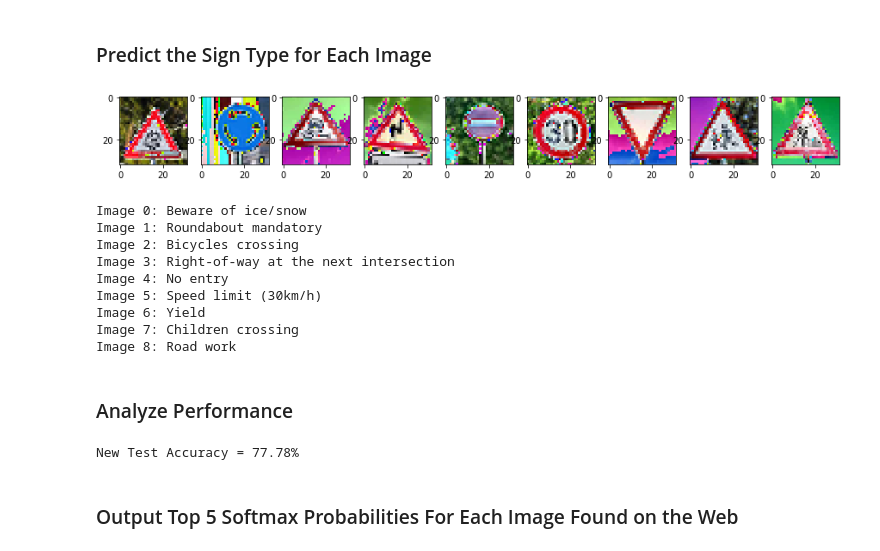
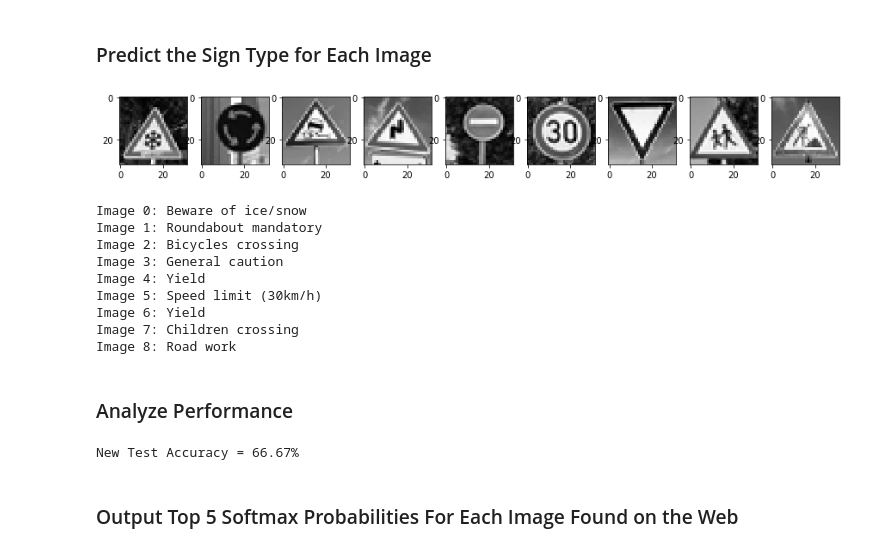
Before and after one commit to satori-stan/CarND-Traffic-Sign-Classifier-Project, a Jupyter notebook: Traffic_Sign_Classifier.ipynb, the cells around one changed output. Saved outputs shown, nothing was run; the diff lists cells and outputs as text; code cells hidden in the pictures.

```diff
--- a/Traffic_Sign_Classifier.ipynb
+++ b/Traffic_Sign_Classifier.ipynb
@@ -298,6 +298,7 @@ def preprocess(X_data):
     for i in range(X_data.shape[0]):
         p2, p98 = np.percentile(X_data[i], (2, 98)) # Calculate percentiles for each image
         X_data[i] = exposure.rescale_intensity(X_data[i], in_range=(p2, p98))
+    X_data = np.expand_dims(np.mean(X_data, axis=-1), axis=-1)
     return (X_data - 128.0) / 128.0
 # %%
 X_train = preprocess(X_train)
@@ -326,14 +327,17 @@ def LeNet(x, keep_prob):
     mu = 0
     sigma = 0.1
 
+    #x = tf.transpose(x, [0, 3, 1, 2])
+
     initializer = tf.contrib.layers.variance_scaling_initializer(factor=2.0, mode='FAN_IN', uniform=False)
 
     # SOLUTION: Layer 1: Convolutional. Input = 32x32x1. Output = 28x28x6.
     #conv1_W = tf.Variable(tf.truncated_normal(shape=(5, 5, 3, 6), mean = mu, stddev = sigma))
-    conv1_W = tf.Variable(initializer((5, 5, 3, 6)))
+    conv1_W = tf.Variable(initializer((5, 5, 1, 6)))
+    #conv1_W = tf.Variable(initializer((3, 5, 5, 6)))
     conv1_b = tf.Variable(tf.zeros(6))
-    conv1   = tf.nn.conv2d(x, conv1_W, strides=[1, 1, 1, 1], padding='VALID') + conv1_b
-    #conv1   = tf.nn.conv2d(x, conv1_W, strides=[1, 1, 1, 1], padding='SAME') + conv1_b
+    #conv1   = tf.nn.conv2d(x, conv1_W, strides=[1, 1, 1, 1], padding='VALID') + conv1_b
+    conv1   = tf.nn.conv2d(x, conv1_W, strides=[1, 1, 1, 1], padding='SAME') + conv1_b
 
     # SOLUTION: Activation.
     conv1 = tf.nn.relu(conv1)
@@ -345,17 +349,19 @@ def LeNet(x, keep_prob):
     #conv1a_W = tf.Variable(tf.truncated_normal(shape=(5, 5, 6, 6), mean = mu, stddev = sigma))
     conv1a_W = tf.Variable(initializer((5, 5, 6, 6)))
     conv1a_b = tf.Variable(tf.zeros(6))
-    conv1a   = tf.nn.conv2d(conv1, conv1a_W, strides=[1, 1, 1, 1], padding='VALID') + conv1a_b
-    #conv1a   = tf.nn.conv2d(conv1, conv1a_W, strides=[1, 1, 1, 1], padding='SAME') + conv1a_b
+    #conv1a   = tf.nn.conv2d(conv1, conv1a_W, strides=[1, 1, 1, 1], padding='VALID') + conv1a_b
+    conv1a   = tf.nn.conv2d(conv1, conv1a_W, strides=[1, 1, 1, 1], padding='SAME') + conv1a_b
     conv1a = tf.nn.relu(conv1a)
 
-    #conv1a = tf.concat(3, (conv1a, conv1))
+    #conv1a_ = tf.concat(3, (conv1a, x))
+    #conv1a_ = tf.identity(x) + conv1a
     #conv1a = tf.stack((conv1a, x), axis=-1)
 
     # SOLUTION: Layer 2: Convolutional. Output = 10x10x16.
     #conv2_W = tf.Variable(tf.truncated_normal(shape=(5, 5, 6, 16), mean = mu, stddev = sigma))
     #conv2_W = tf.Variable(tf.truncated_normal(shape=(5, 5, 9, 16), mean = mu, stddev = sigma))
     conv2_W = tf.Variable(initializer((5, 5, 6, 16)))
+    #conv2_W = tf.Variable(initializer((5, 5, 9, 16)))
     conv2_b = tf.Variable(tf.zeros(16))
     conv2   = tf.nn.conv2d(conv1a, conv2_W, strides=[1, 1, 1, 1], padding='VALID') + conv2_b
 
@@ -371,7 +377,8 @@ def LeNet(x, keep_prob):
     # SOLUTION: Layer 3: Fully Connected. Input = 400. Output = 120.
     #fc1_W = tf.Variable(tf.truncated_normal(shape=(400, 120), mean = mu, stddev = sigma))
     #fc1_W = tf.Variable(tf.truncated_normal(shape=(1600, 120), mean = mu, stddev = sigma))
-    fc1_W = tf.Variable(initializer((1600, 120)))
+    #fc1_W = tf.Variable(initializer((1600, 120)))
+    fc1_W = tf.Variable(initializer((3136, 120)))
     fc1_b = tf.Variable(tf.zeros(120))
     fc1   = tf.matmul(fc0, fc1_W) + fc1_b
 
@@ -454,7 +461,8 @@ sets imply underfitting. A high accuracy on the training set but low accuracy on
 ### Feel free to use as many code cells as needed.
 
 # Placeholders for the data
-x = tf.placeholder(tf.float32, (None, 32, 32, 3))
+x = tf.placeholder(tf.float32, (None, 32, 32, 1))
+#x = tf.placeholder(tf.float32, (None, 3, 32, 32))
 y = tf.placeholder(tf.int32, (None))
 keep_prob = tf.placeholder(tf.float32) # Dropout probability
 # Apply One Hot mapping to y
@@ -625,14 +633,14 @@ X_new = preprocess(X_new)
 # %%
 fig = plt.figure(figsize=(15,15))
 
 for i in range(new_len):
     fig.add_subplot(1, new_len, i + 1)
-    #imgplot = plt.imshow(np.squeeze(X_new[i]), cmap='gray')
-    imgplot = plt.imshow(X_new[i])
+    imgplot = plt.imshow(np.squeeze(X_new[i]), cmap='gray')
+    #imgplot = plt.imshow(X_new[i])
 
 plt.show()
 # %% [output]
-[figure, old version]
+[figure, new version]
 # %%
 import pandas as pd
 sign_names = pd.read_csv('signnames.csv')
@@ -649,8 +657,8 @@ with tf.Session() as sess:
 Image 0: Beware of ice/snow
 Image 1: Roundabout mandatory
 Image 2: Bicycles crossing
-Image 3: Right-of-way at the next intersection
-Image 4: No entry
+Image 3: General caution
+Image 4: Yield
 Image 5: Speed limit (30km/h)
 Image 6: Yield
 Image 7: Children crossing
@@ -662,7 +670,7 @@ Image 8: Road work
 ### For example, if the model predicted 1 out of 5 signs correctly, it's 20% accurate on these new images.
 print("New Test Accuracy = {:.2f}%".format(new_accuracy * 100.))
 # %% [output]
-New Test Accuracy = 77.78%
+New Test Accuracy = 66.67%
 # %% [markdown]
 ### Output Top 5 Softmax Probabilities For Each Image Found on the Web
 # %% [markdown]
```
Also changed, not shown: parts of 8 cells of this notebook.
